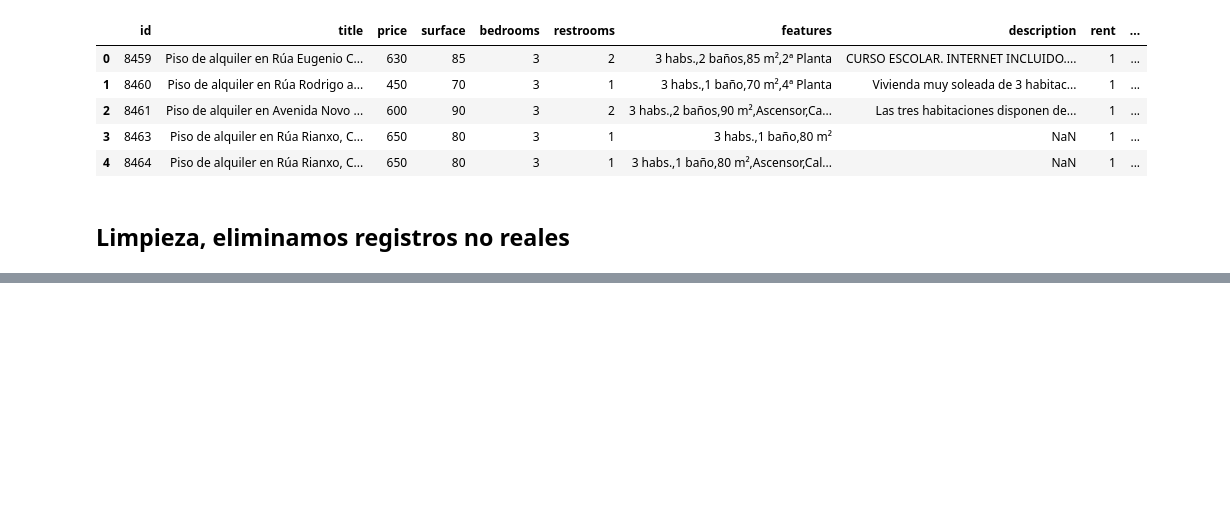
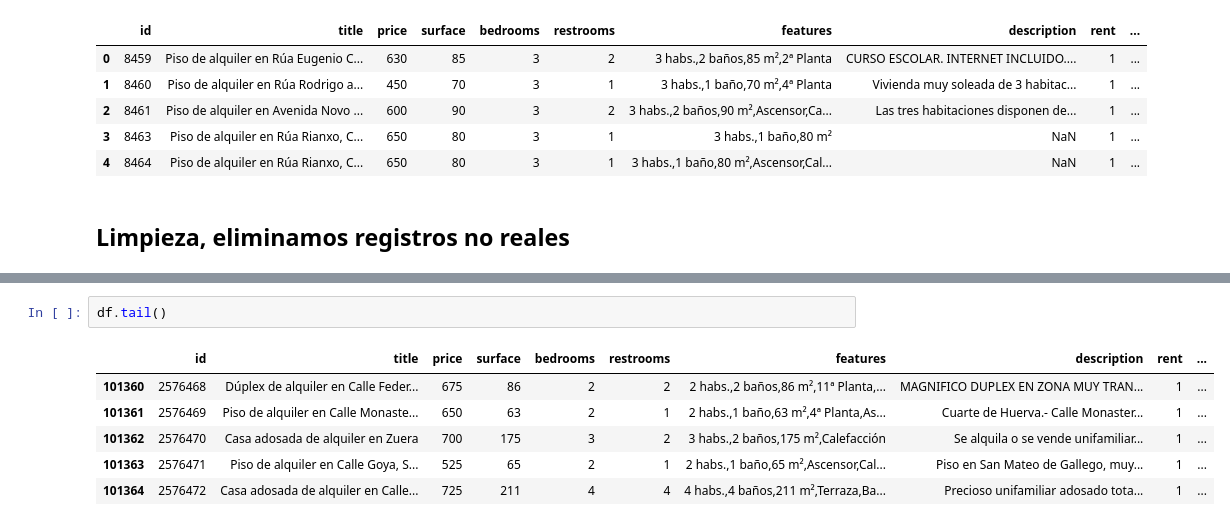
Before and after one commit to Oscar1979-png/2026-02-BILBAO-FT-Data-Science, a Jupyter notebook: Reto alquiler.ipynb, the cells around one changed output, grey strips where cells are left out. Saved outputs shown, nothing was run; the diff lists cells and outputs as text; blank space fills up the shorter version.

```diff
--- a/Reto alquiler.ipynb
+++ b/Reto alquiler.ipynb
@@ -31,0 +41,9 @@ Filas eliminadas: 8267
+# %%
+df.tail()
+# %% [output]
+|  | id | title | price | surface | bedrooms | restrooms | features | description | rent | ... |
+| 101360 | 2576468 | Dúplex de alquiler en Calle Feder... | 675 | 86 | 2 | 2 | 2 habs.,2 baños,86 m²,11ª Planta,... | MAGNIFICO DUPLEX EN ZONA MUY TRAN... | 1 | ... |
+| 101361 | 2576469 | Piso de alquiler en Calle Monaste... | 650 | 63 | 2 | 1 | 2 habs.,1 baño,63 m²,4ª Planta,As... | Cuarte de Huerva.- Calle Monaster... | 1 | ... |
+| 101362 | 2576470 | Casa adosada de alquiler en Zuera | 700 | 175 | 3 | 2 | 3 habs.,2 baños,175 m²,Calefacción | Se alquila o se vende unifamiliar... | 1 | ... |
+| 101363 | 2576471 | Piso de alquiler en Calle Goya, S... | 525 | 65 | 2 | 1 | 2 habs.,1 baño,65 m²,Ascensor,Cal... | Piso en San Mateo de Gallego, muy... | 1 | ... |
+| 101364 | 2576472 | Casa adosada de alquiler en Calle... | 725 | 211 | 4 | 4 | 4 habs.,4 baños,211 m²,Terraza,Ba... | Precioso unifamiliar adosado tota... | 1 | ... |
```
Also changed, not shown: parts of 8 cells of this notebook.
